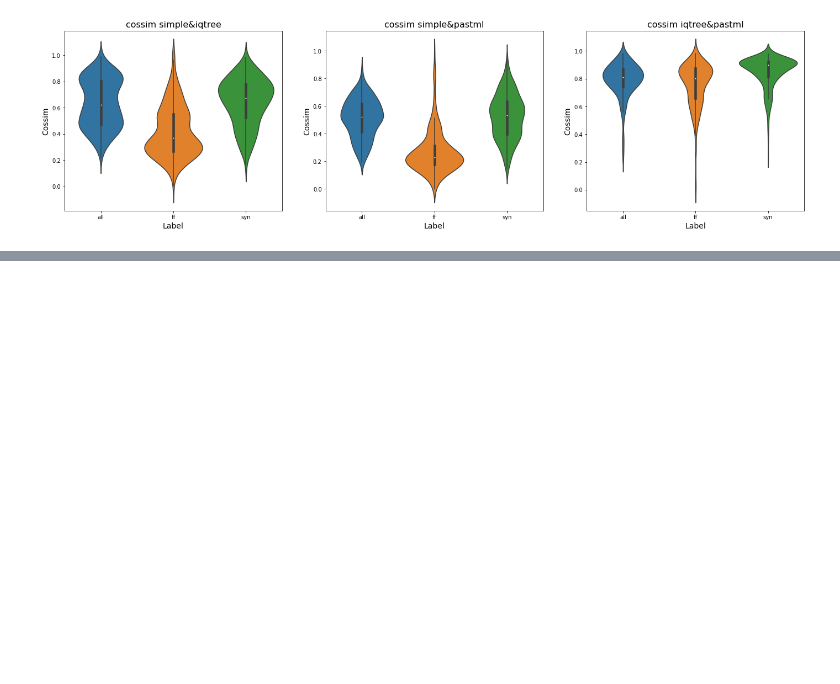
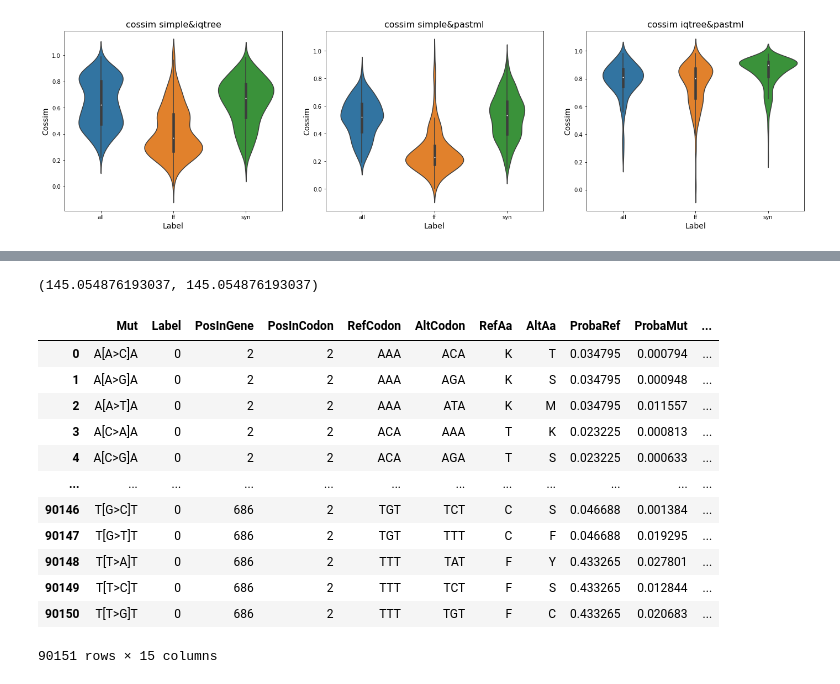
Before and after one commit to mitoclub/PyMutSpec, a Jupyter notebook: notebooks/pastml_report.ipynb, the cells around one changed output, grey strips where cells are left out. Cells and saved outputs as stored; diff of their text form; code cells hidden in the pictures; blank space fills up the shorter version.

```diff
--- a/notebooks/pastml_report.ipynb
+++ b/notebooks/pastml_report.ipynb
@@ -412,0 +418,8 @@ for i, cs_col in enumerate(sims_df.columns[-3:]):
+# %%
+path_to_freqs_simple = "../data/processed/nematoda/dif_approaches/simple/freqs.tsv"
+path_to_freqs_iqtree = "../data/processed/nematoda/dif_approaches/iqtree/freqs.tsv"
+path_to_freqs_pastml = "../data/processed/nematoda/dif_approaches/pastml/freqs.tsv"
+
+freqs_simple = pd.read_csv(path_to_freqs_simple, sep='\t').drop_duplicates()
+freqs_iqtree = pd.read_csv(path_to_freqs_iqtree, sep='\t').drop_duplicates()
+freqs_pastml = pd.read_csv(path_to_freqs_pastml, sep='\t').drop_duplicates()
@@ -412,0 +442,33 @@ for i, cs_col in enumerate(sims_df.columns[-3:]):
+# %%
+lbl = "syn"
+
+for (ref_node, alt_node), cur_mut in mut_proba.groupby(["RefNode", "AltNode"]):
+    if alt_node == "Node5":
+        _cur_freq_df = freqs_iqtree[(freqs_iqtree.Node == ref_node) & (freqs_iqtree.Label == lbl)]
+        cur_freq = _cur_freq_df[possible_codons].sum(axis=0).to_dict()
+
+        ms192 = calculate_mutspec(cur_mut, cur_freq, lbl, True, True)
+        ms192["RefNode"] = ref_node
+        ms192["AltNode"] = alt_node
+        ms192["Label"] = lbl
+        break
+# %%
+ms192.ObsFr.sum(), cur_mut[cur_mut.Label > 0].ProbaFull.sum()
+# %% [output]
+(145.054876193037, 145.054876193037)
+# %%
+cur_mut
+# %% [output]
+|  | Mut | Label | PosInGene | PosInCodon | RefCodon | AltCodon | RefAa | AltAa | ProbaRef | ProbaMut | ... |
+| 0 | A[A>C]A | 0 | 2 | 2 | AAA | ACA | K | T | 0.034795 | 0.000794 | ... |
+| 1 | A[A>G]A | 0 | 2 | 2 | AAA | AGA | K | S | 0.034795 | 0.000948 | ... |
+| 2 | A[A>T]A | 0 | 2 | 2 | AAA | ATA | K | M | 0.034795 | 0.011557 | ... |
+| 3 | A[C>A]A | 0 | 2 | 2 | ACA | AAA | T | K | 0.023225 | 0.000813 | ... |
+| 4 | A[C>G]A | 0 | 2 | 2 | ACA | AGA | T | S | 0.023225 | 0.000633 | ... |
+| ... | ... | ... | ... | ... | ... | ... | ... | ... | ... | ... | ... |
+| 90146 | T[G>C]T | 0 | 686 | 2 | TGT | TCT | C | S | 0.046688 | 0.001384 | ... |
+| 90147 | T[G>T]T | 0 | 686 | 2 | TGT | TTT | C | F | 0.046688 | 0.019295 | ... |
+| 90148 | T[T>A]T | 0 | 686 | 2 | TTT | TAT | F | Y | 0.433265 | 0.027801 | ... |
+| 90149 | T[T>C]T | 0 | 686 | 2 | TTT | TCT | F | S | 0.433265 | 0.012844 | ... |
+| 90150 | T[T>G]T | 0 | 686 | 2 | TTT | TGT | F | C | 0.433265 | 0.020683 | ... |
+90151 rows × 15 columns
```
Also changed, not shown: parts of 16 cells of this notebook, 4 other files.
